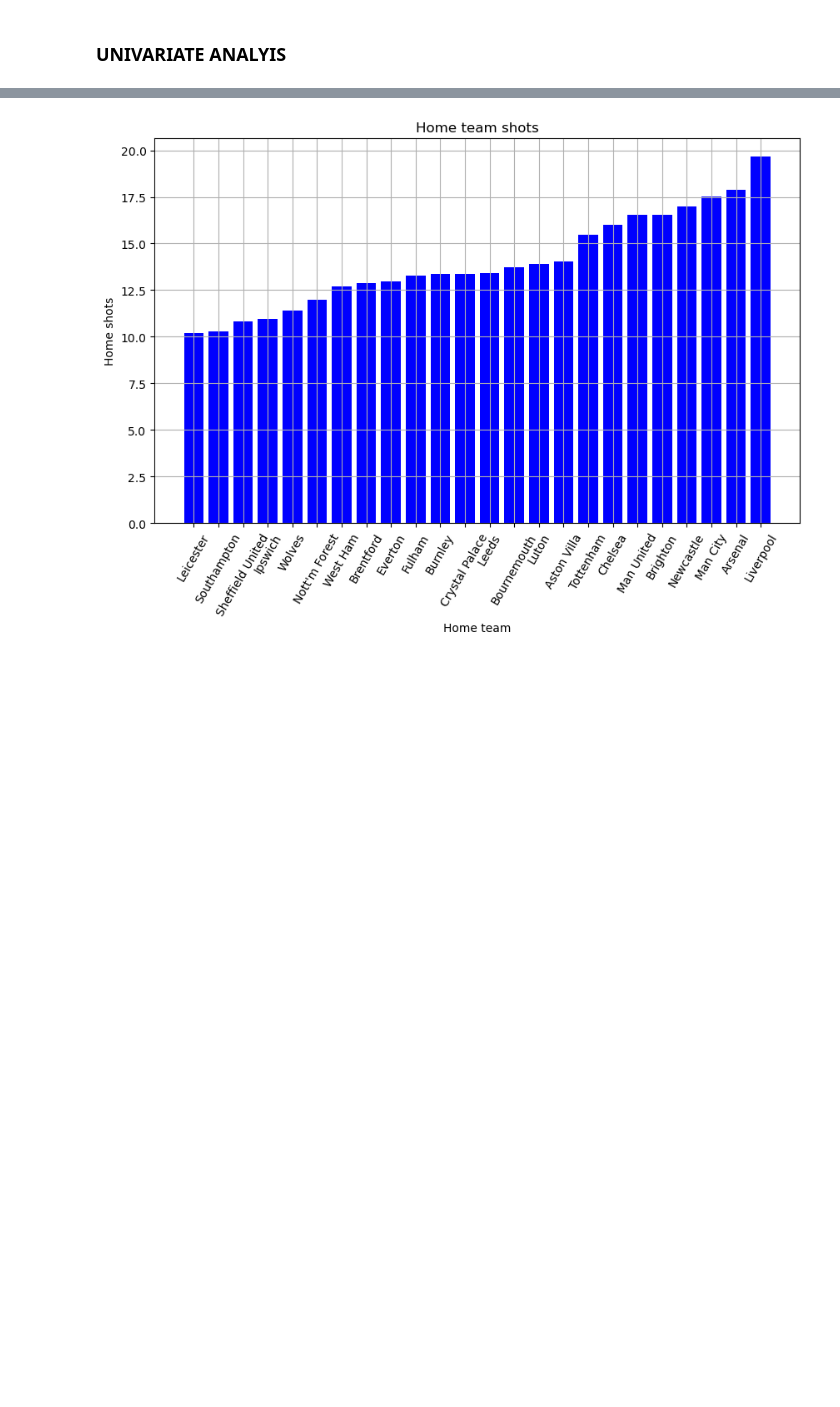
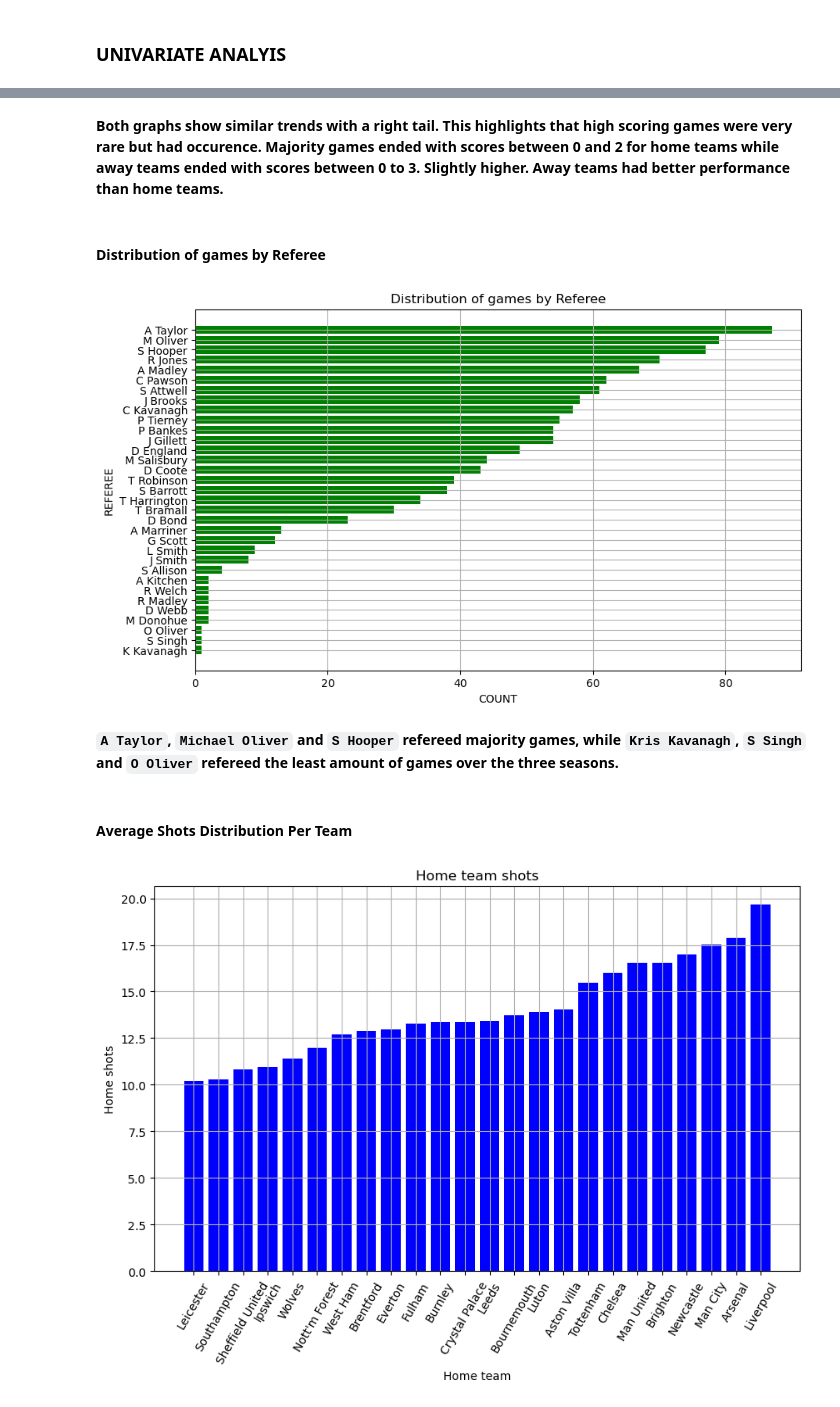
Before and after one commit to C-3DevO/premier_league_2025-2026_Winner, a Jupyter notebook: epl_winner.ipynb, the cells around one changed output, grey strips where cells are left out. Cells and saved outputs as stored; diff of their text form; code cells hidden in the pictures; blank space fills up the shorter version.

```diff
--- a/epl_winner.ipynb
+++ b/epl_winner.ipynb
@@ -284 +308,22 @@ plt.show();
+# %% [markdown]
+**Both graphs show similar trends with a right tail. This highlights that high scoring games were very rare but had occurence. Majority games ended with scores between 0 and 2 for home teams while away teams ended with scores between 0 to 3. Slightly higher. Away teams had better performance than home teams.**
+# %% [markdown]
+#### **Distribution of games by Referee**
+# %%
+referee_games = data.groupby('Referee').size().sort_values(ascending=False)
+
+plt.figure(figsize=(10,6))
+plt.barh(referee_games.index, referee_games, color='green')
+plt.title('Distribution of games by Referee')
+plt.xlabel("COUNT")
+plt.ylabel("REFEREE")
+plt.gca().invert_yaxis()
+plt.grid(True)
+plt.show();
+# %% [output]
+[figure, added]
+# %% [markdown]
+**`A Taylor`, `Michael Oliver` and  `S Hooper` refereed majority games, while `Kris Kavanagh`, `S Singh` and `O Oliver` refereed the least amount of games over the three seasons.**
+# %% [markdown]
+#### **Average Shots Distribution Per Team**
 # %%
```
Also changed, not shown: parts of 27 cells of this notebook.
